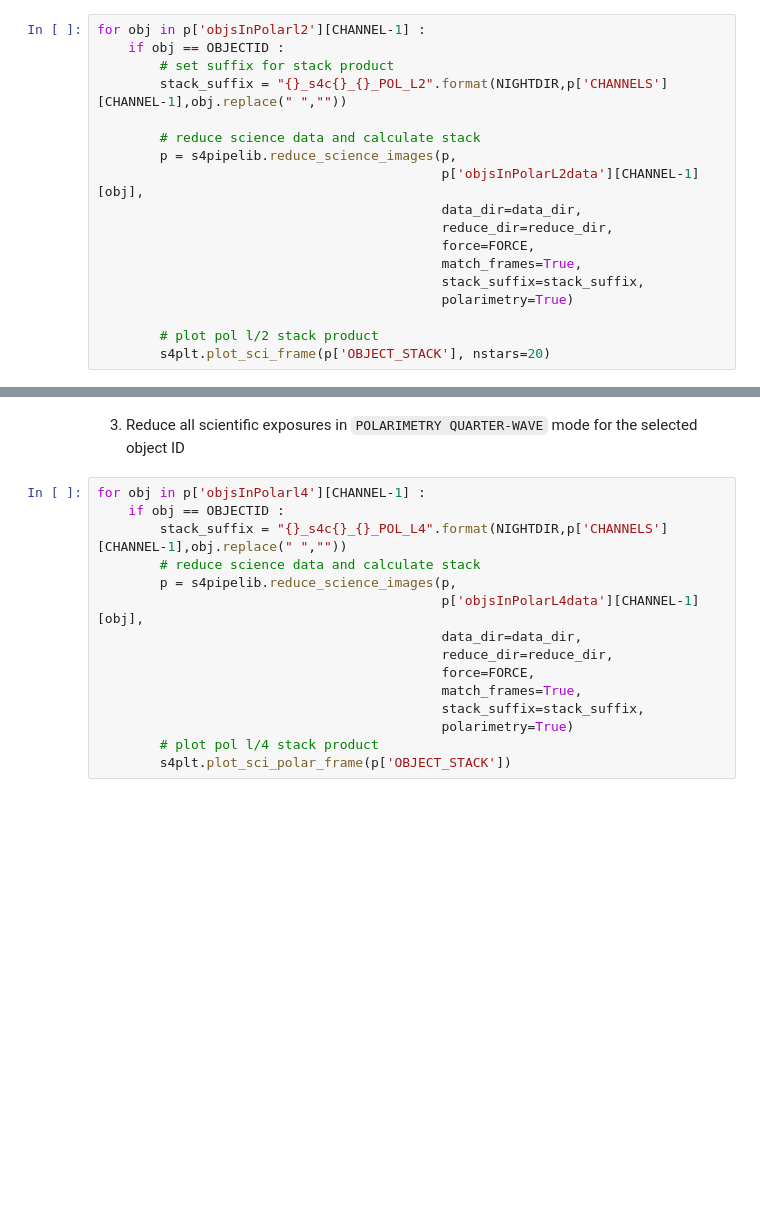
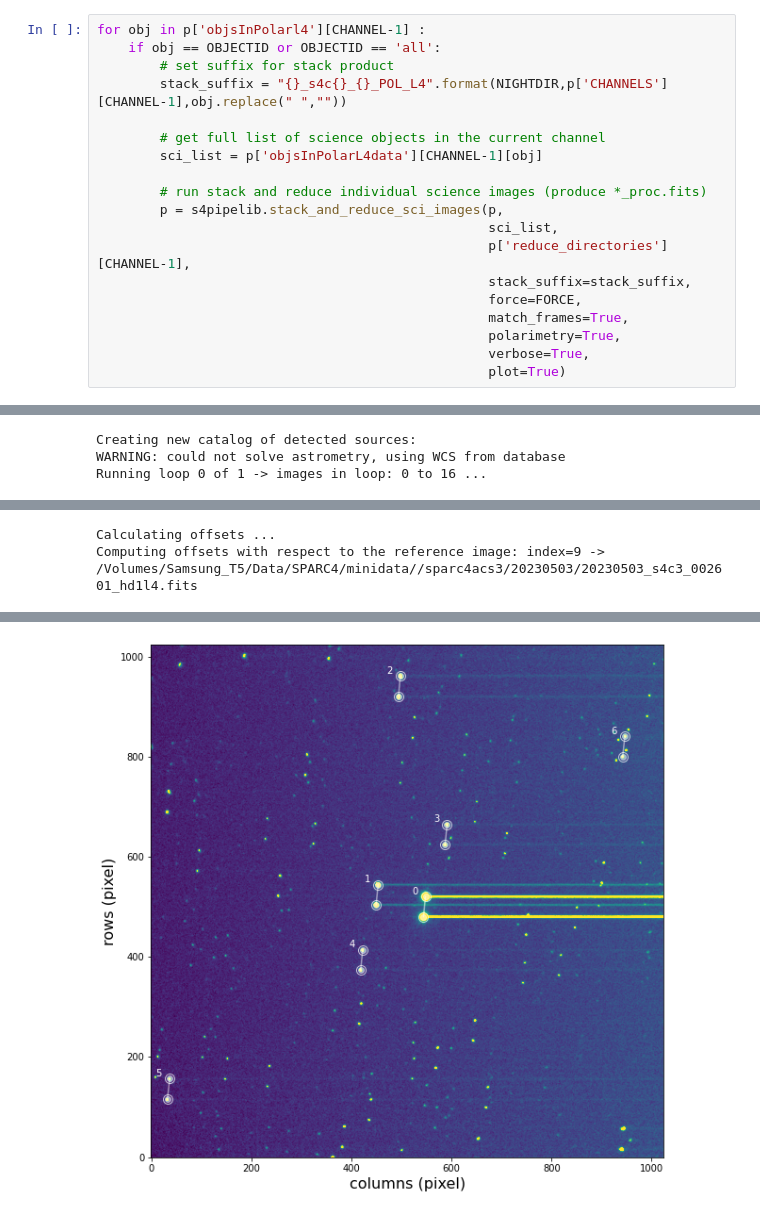
Before and after one commit to edermartioli/sparc4-pipeline, a Jupyter notebook: notebooks/sp4_sci_image_reduction.ipynb, the cells around one changed output, grey strips where cells are left out. Drawn from its saved outputs; the diff is of its cells as text; blank space fills up the shorter version.

```diff
--- a/notebooks/sp4_sci_image_reduction.ipynb
+++ b/notebooks/sp4_sci_image_reduction.ipynb
@@ -110,18 +261,20 @@ psf = s4pipelib.psf_analysis("/Volumes/Samsung_T5/Data/SPARC4/comissioning_nov22
 # %%
-for obj in p['objsInPolarl2'][CHANNEL-1] :
-    if obj == OBJECTID :
+for obj in p['objsInPolarl4'][CHANNEL-1] :
+    if obj == OBJECTID or OBJECTID == 'all':
         # set suffix for stack product
-        stack_suffix = "{}_s4c{}_{}_POL_L2".format(NIGHTDIR,p['CHANNELS'][CHANNEL-1],obj.replace(" ",""))
+        stack_suffix = "{}_s4c{}_{}_POL_L4".format(NIGHTDIR,p['CHANNELS'][CHANNEL-1],obj.replace(" ",""))
 
-        # reduce science data and calculate stack
-        p = s4pipelib.reduce_science_images(p,
-                                            p['objsInPolarL2data'][CHANNEL-1][obj],
-                                            data_dir=data_dir,
-                                            reduce_dir=reduce_dir,
-                                            force=FORCE,
-                                            match_frames=True,
-                                            stack_suffix=stack_suffix,
-                                            polarimetry=True)
+        # get full list of science objects in the current channel
+        sci_list = p['objsInPolarL4data'][CHANNEL-1][obj]
 
-        # plot pol l/2 stack product
-        s4plt.plot_sci_frame(p['OBJECT_STACK'], nstars=20)
+        # run stack and reduce individual science images (produce *_proc.fits)
+        p = s4pipelib.stack_and_reduce_sci_images(p,
+                                                  sci_list,
+                                                  p['reduce_directories'][CHANNEL-1],
+                                                  stack_suffix=stack_suffix,
+                                                  force=FORCE,
+                                                  match_frames=True,
+                                                  polarimetry=True,
+                                                  verbose=True,
+                                                  plot=True)
+# %% [output]
@@ -127,0 +312,3 @@ for obj in p['objsInPolarl2'][CHANNEL-1] :
+Creating new catalog of detected sources:
+WARNING: could not solve astrometry, using WCS from database
+Running loop 0 of 1 -> images in loop: 0 to 16 ...
@@ -127,0 +333,2 @@ for obj in p['objsInPolarl2'][CHANNEL-1] :
+Calculating offsets ...
+Computing offsets with respect to the reference image: index=9 -> /Volumes/Samsung_T5/Data/SPARC4/minidata//sparc4acs3/20230503/20230503_s4c3_002601_hd1l4.fits
@@ -128,17 +367 @@ for obj in p['objsInPolarl2'][CHANNEL-1] :
+[figure, added]
-# %% [markdown]
-3. Reduce all scientific exposures in `POLARIMETRY QUARTER-WAVE` mode for the selected object ID
-# %%
-for obj in p['objsInPolarl4'][CHANNEL-1] :
-    if obj == OBJECTID :
-        stack_suffix = "{}_s4c{}_{}_POL_L4".format(NIGHTDIR,p['CHANNELS'][CHANNEL-1],obj.replace(" ",""))
-        # reduce science data and calculate stack
-        p = s4pipelib.reduce_science_images(p,
-                                            p['objsInPolarL4data'][CHANNEL-1][obj],
-                                            data_dir=data_dir,
-                                            reduce_dir=reduce_dir,
-                                            force=FORCE,
-                                            match_frames=True,
-                                            stack_suffix=stack_suffix,
-                                            polarimetry=True)
-        # plot pol l/4 stack product
-        s4plt.plot_sci_polar_frame(p['OBJECT_STACK'])
```
Also changed, not shown: parts of 19 cells of this notebook, 6 other files.
